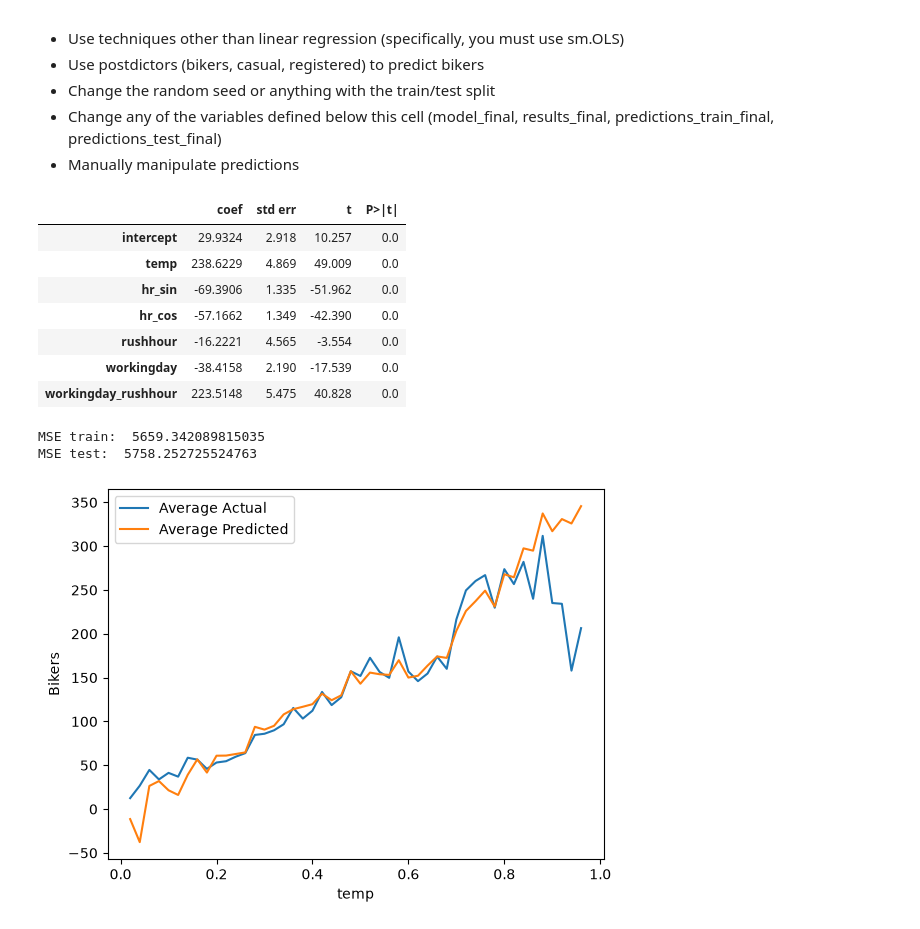
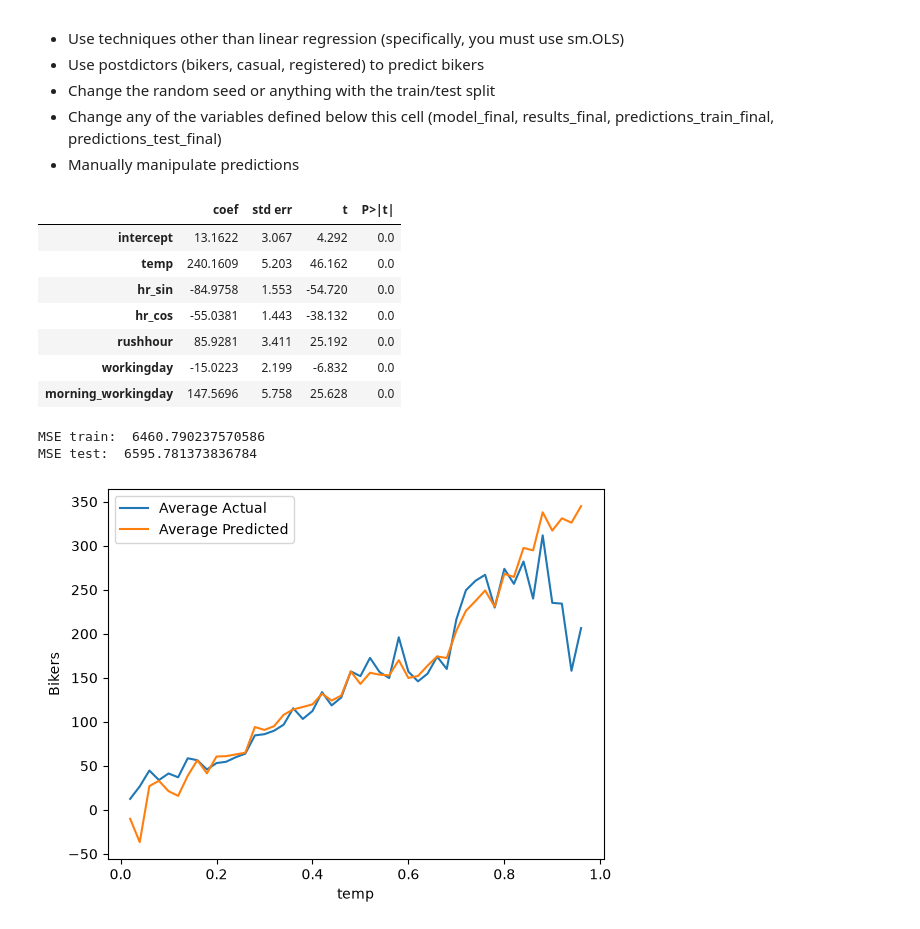
Before and after one commit to KyleCHen0619/code_2600, a Jupyter notebook: mod05_nonlinear.ipynb, the cells around one changed output. Cells and saved outputs as stored; diff of their text form; code cells hidden in the pictures.

```diff
--- a/mod05_nonlinear.ipynb
+++ b/mod05_nonlinear.ipynb
@@ -308,32 +308,39 @@ plot_avg_actual_vs_predicted_by_feature(X=X_train,
 # %%
 # Data pre-processing (on Train, Test, X_train, and X_test)
 
-X_train['workingday_rushhour'] = X_train['workingday'] * X_train['rushhour']
-X_test['workingday_rushhour'] = X_test['workingday'] * X_test['rushhour']
+X_train['morning_workingday'] = (
+    X_train['workingday'] *
+    X_train['hr'].astype('int').isin([7, 8]).astype(int)
+)
+
+X_test['morning_workingday'] = (
+    X_test['workingday'] *
+    X_test['hr'].astype('int').isin([7, 8]).astype(int)
+)
 # %%
 # Build your linear regression model here.
 vars_to_include = [
     'intercept',
     'temp',
     'hr_sin',
     'hr_cos',
     'rushhour',
     'workingday',
-    'workingday_rushhour'
+    'morning_workingday'
 ]
 
 model_final = sm.OLS(y_train, X_train[vars_to_include])
 results_final = model_final.fit()
 summarize(results_final)
 # %% [output]
 |  | coef | std err | t | P>|t| |
-| intercept | 29.9324 | 2.918 | 10.257 | 0.0 |
-| temp | 238.6229 | 4.869 | 49.009 | 0.0 |
-| hr_sin | -69.3906 | 1.335 | -51.962 | 0.0 |
-| hr_cos | -57.1662 | 1.349 | -42.390 | 0.0 |
-| rushhour | -16.2221 | 4.565 | -3.554 | 0.0 |
-| workingday | -38.4158 | 2.190 | -17.539 | 0.0 |
-| workingday_rushhour | 223.5148 | 5.475 | 40.828 | 0.0 |
+| intercept | 13.1622 | 3.067 | 4.292 | 0.0 |
+| temp | 240.1609 | 5.203 | 46.162 | 0.0 |
+| hr_sin | -84.9758 | 1.553 | -54.720 | 0.0 |
+| hr_cos | -55.0381 | 1.443 | -38.132 | 0.0 |
+| rushhour | 85.9281 | 3.411 | 25.192 | 0.0 |
+| workingday | -15.0223 | 2.199 | -6.832 | 0.0 |
+| morning_workingday | 147.5696 | 5.758 | 25.628 | 0.0 |
 # %%
 predictions_train_final = predict(X_train[vars_to_include], results_final)
 print('MSE train: ', mse(y_train, predictions_train_final))
@@ -341,8 +348,8 @@ print('MSE train: ', mse(y_train, predictions_train_final))
 predictions_test_final = predict(X_test[vars_to_include], results_final)
 print('MSE test: ', mse(y_test, predictions_test_final))
 # %% [output]
-MSE train:  5659.342089815035
-MSE test:  5758.252725524763
+MSE train:  6460.790237570586
+MSE test:  6595.781373836784
 # %%
 plot_avg_actual_vs_predicted_by_feature(X=X_train,
                                         y=y_train,
```
